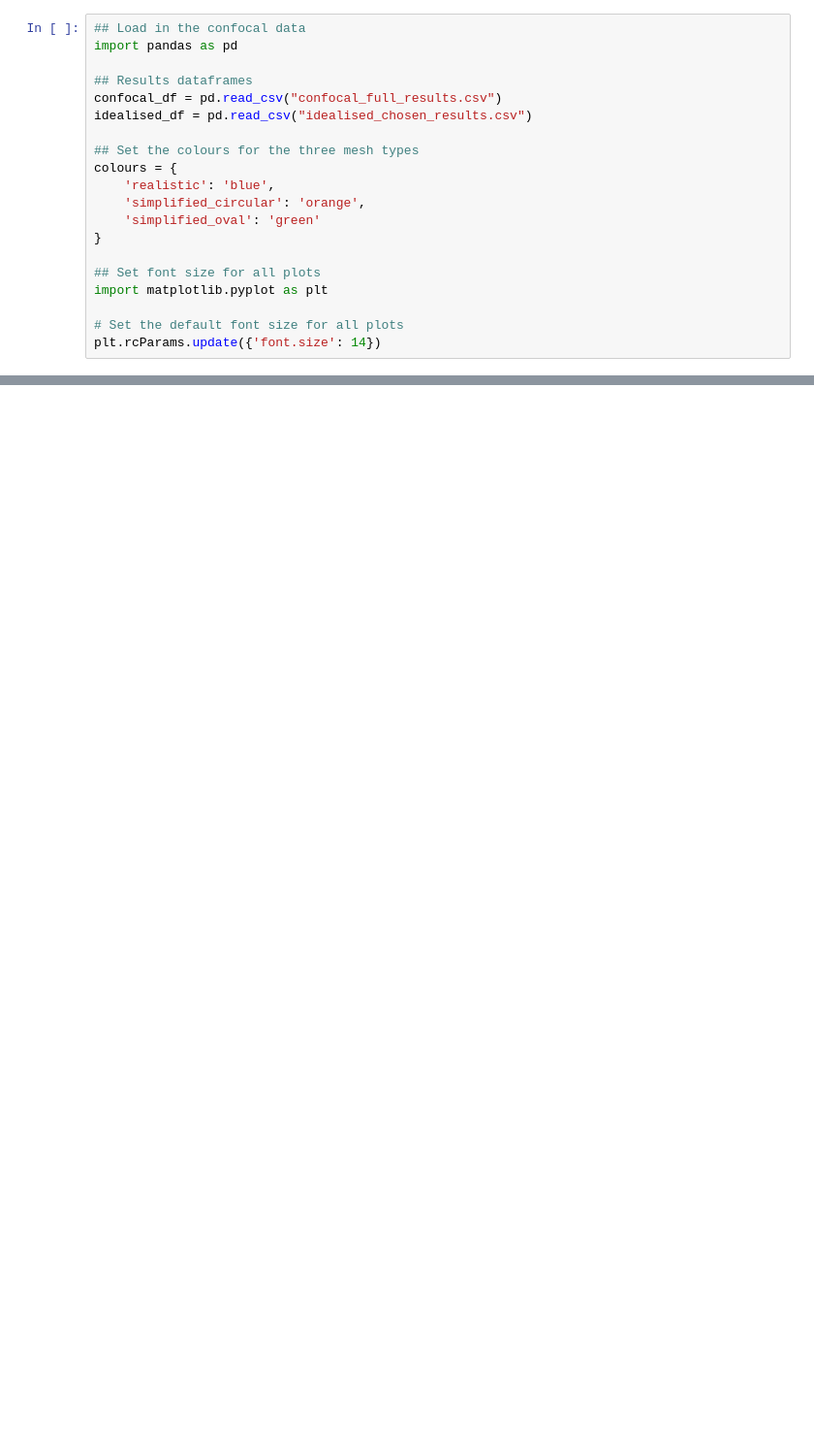
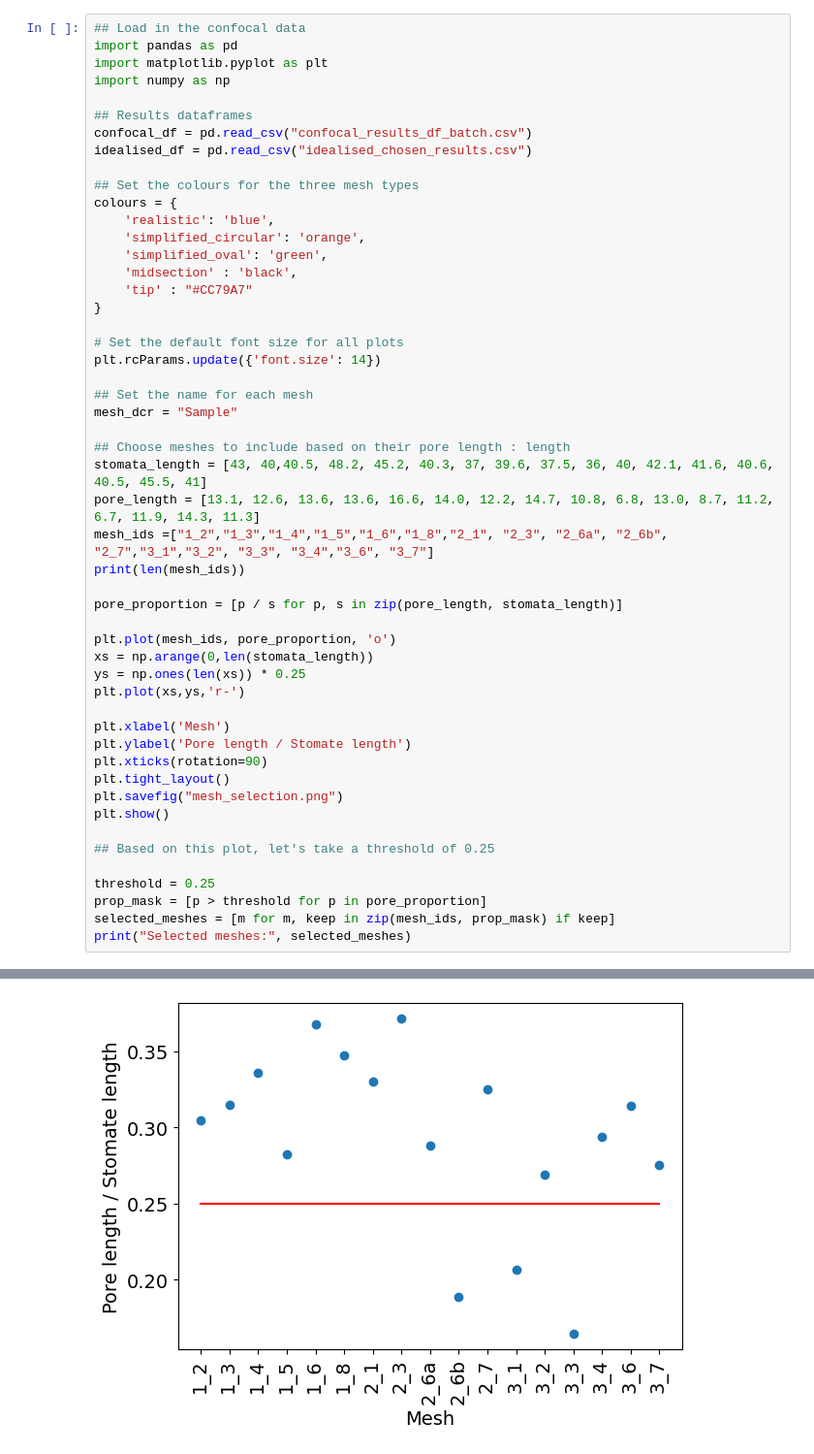
Before and after one commit to mtomtom/onion-stomatal-geometry, a Jupyter notebook: output/figures_for_paper.ipynb, the cells around one changed output, grey strips where cells are left out. Shown at 97% size. Cells and saved outputs as stored; diff of their text form; blank space fills up the shorter version.

```diff
--- a/output/figures_for_paper.ipynb
+++ b/output/figures_for_paper.ipynb
@@ -1,20 +1,52 @@
 # %%
 ## Load in the confocal data
 import pandas as pd
+import matplotlib.pyplot as plt
+import numpy as np
 
 ## Results dataframes
-confocal_df = pd.read_csv("confocal_full_results.csv")
+confocal_df = pd.read_csv("confocal_results_df_batch.csv")
 idealised_df = pd.read_csv("idealised_chosen_results.csv")
 
 ## Set the colours for the three mesh types
 colours = {
     'realistic': 'blue',
     'simplified_circular': 'orange',
-    'simplified_oval': 'green'
+    'simplified_oval': 'green',
+    'midsection' : 'black',
+    'tip' : "#CC79A7"
 }
-
-## Set font size for all plots
-import matplotlib.pyplot as plt
 
 # Set the default font size for all plots
 plt.rcParams.update({'font.size': 14})
+
+## Set the name for each mesh
+mesh_dcr = "Sample"
+
+## Choose meshes to include based on their pore length : length
+stomata_length = [43, 40,40.5, 48.2, 45.2, 40.3, 37, 39.6, 37.5, 36, 40, 42.1, 41.6, 40.6, 40.5, 45.5, 41]
+pore_length = [13.1, 12.6, 13.6, 13.6, 16.6, 14.0, 12.2, 14.7, 10.8, 6.8, 13.0, 8.7, 11.2, 6.7, 11.9, 14.3, 11.3]
+mesh_ids =["1_2","1_3","1_4","1_5","1_6","1_8","2_1", "2_3", "2_6a", "2_6b", "2_7","3_1","3_2", "3_3", "3_4","3_6", "3_7"]
+print(len(mesh_ids))
+
+pore_proportion = [p / s for p, s in zip(pore_length, stomata_length)]
+
+plt.plot(mesh_ids, pore_proportion, 'o')
+xs = np.arange(0,len(stomata_length))
+ys = np.ones(len(xs)) * 0.25
+plt.plot(xs,ys,'r-')
+
+plt.xlabel('Mesh')
+plt.ylabel('Pore length / Stomate length')
+plt.xticks(rotation=90)
+plt.tight_layout()
+plt.savefig("mesh_selection.png")
+plt.show()
+
+## Based on this plot, let's take a threshold of 0.25
+
+threshold = 0.25
+prop_mask = [p > threshold for p in pore_proportion]
+selected_meshes = [m for m, keep in zip(mesh_ids, prop_mask) if keep]
+print("Selected meshes:", selected_meshes)
+# %% [output]
@@ -20,0 +54 @@ plt.rcParams.update({'font.size': 14})
+[figure, added]
```
Also changed, not shown: parts of 10 cells of this notebook, 5 other files.
